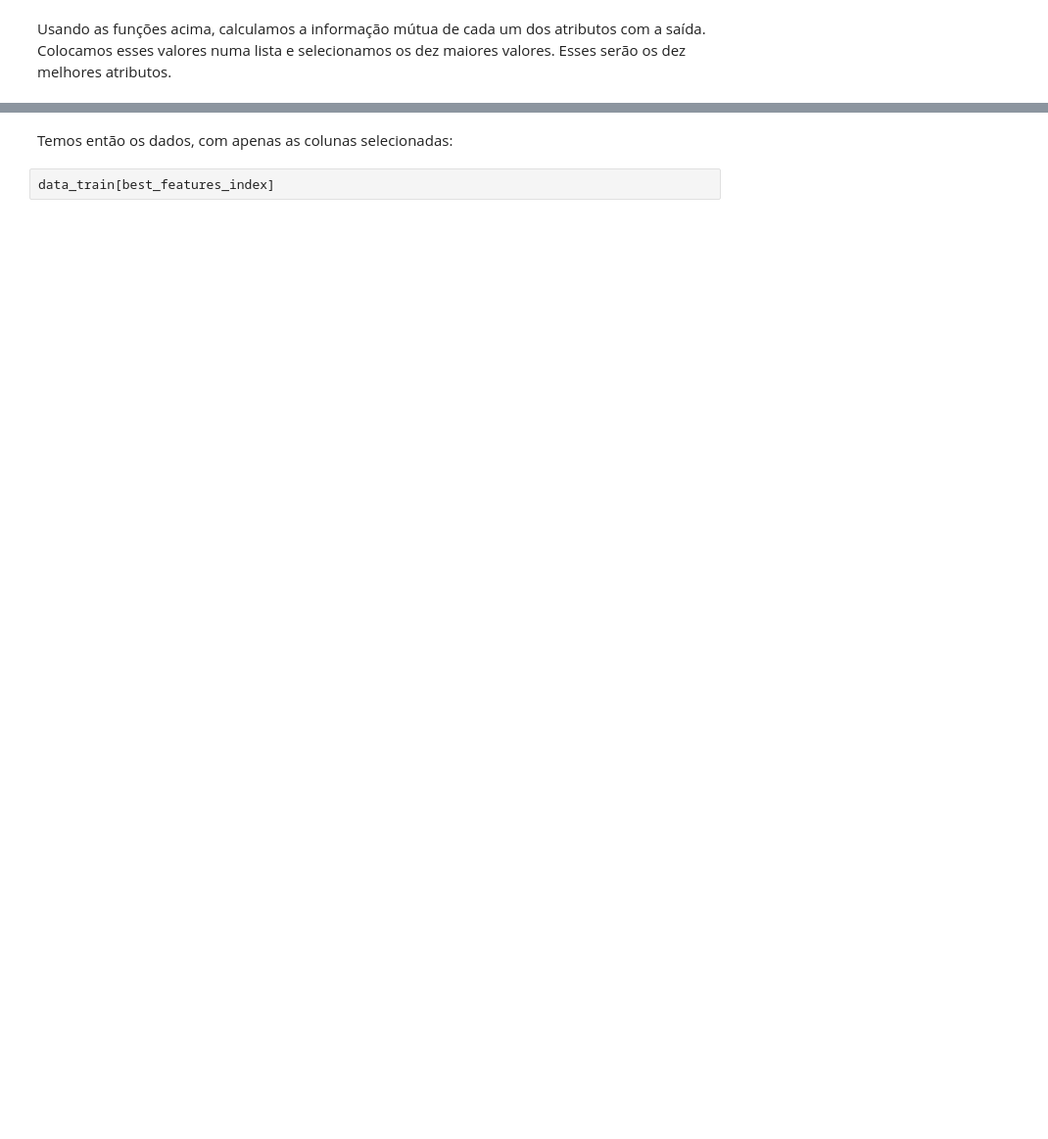
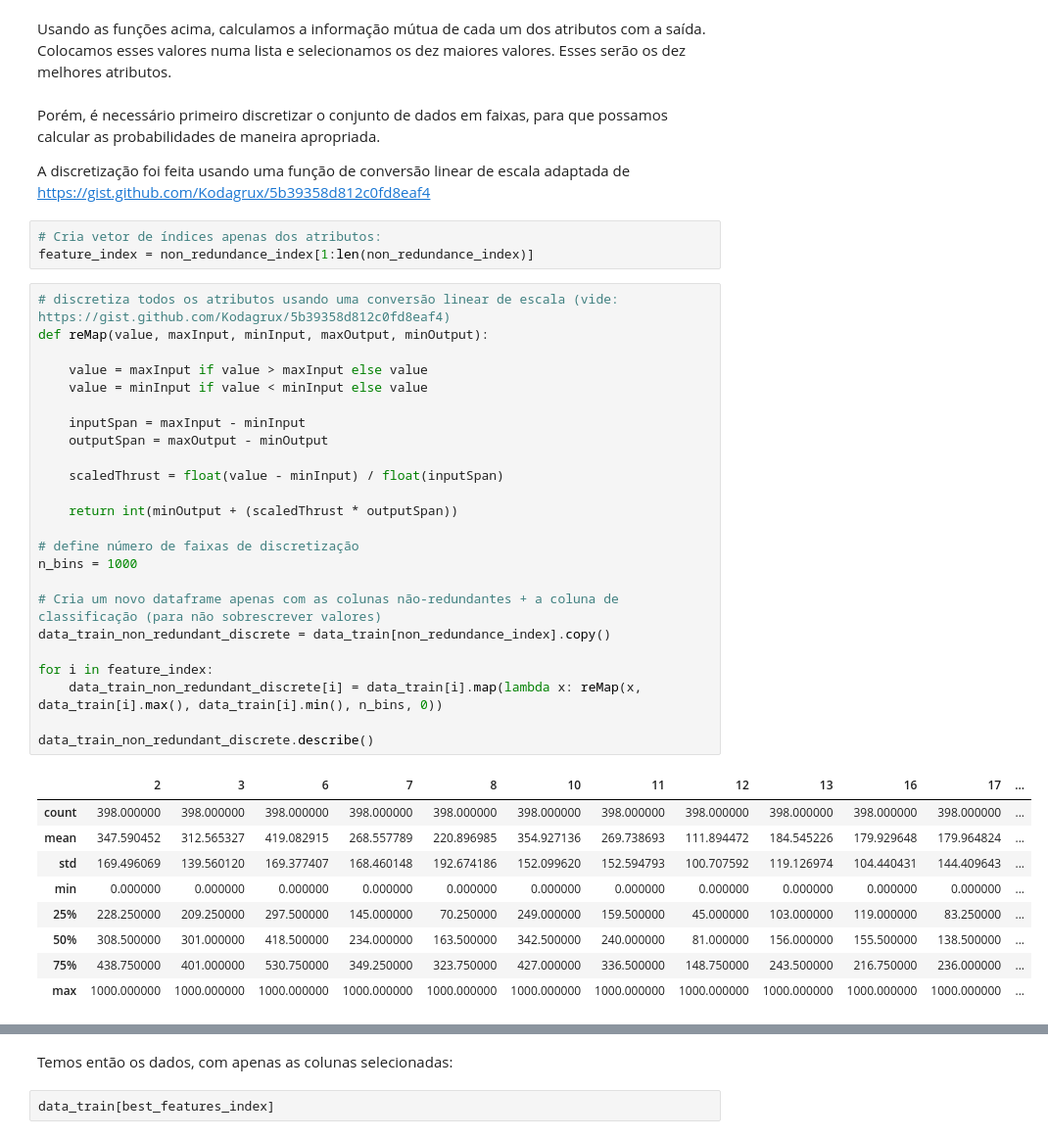
Before and after one commit to Harmonia2Side/machine-learning-laboratory-2023-2, a Jupyter notebook: lista/lista_final.ipynb, the cells around one changed output, grey strips where cells are left out. Shown at 98% size. Drawn from its saved outputs; the diff is of its cells as text; blank space fills up the shorter version.

```diff
--- a/lista/lista_final.ipynb
+++ b/lista/lista_final.ipynb
@@ -462,4 +463,45 @@ def mutual_information_normalized(data, two_attributes):
     return normalized_value
 # %% [markdown]
 Usando as funções acima, calculamos a informação mútua de cada um dos atributos com a saída. Colocamos esses valores numa lista e selecionamos os dez maiores valores. Esses serão os dez melhores atributos.
+# %% [markdown]
+Porém, é necessário primeiro discretizar o conjunto de dados em faixas, para que possamos calcular as probabilidades de maneira apropriada.
+
+A discretização foi feita usando uma função de conversão linear de escala adaptada de https://gist.github.com/Kodagrux/5b39358d812c0fd8eaf4
+# %%
+# Cria vetor de índices apenas dos atributos:
+feature_index = non_redundance_index[1:len(non_redundance_index)]
+# %%
+# discretiza todos os atributos usando uma conversão linear de escala (vide: https://gist.github.com/Kodagrux/5b39358d812c0fd8eaf4)
+def reMap(value, maxInput, minInput, maxOutput, minOutput):
+
+	value = maxInput if value > maxInput else value
+	value = minInput if value < minInput else value
+
+	inputSpan = maxInput - minInput
+	outputSpan = maxOutput - minOutput
+
+	scaledThrust = float(value - minInput) / float(inputSpan)
+
+	return int(minOutput + (scaledThrust * outputSpan))
+
+# define número de faixas de discretização
+n_bins = 1000
+
+# Cria um novo dataframe apenas com as colunas não-redundantes + a coluna de classificação (para não sobrescrever valores)
+data_train_non_redundant_discrete = data_train[non_redundance_index].copy()
+
+for i in feature_index:
+	data_train_non_redundant_discrete[i] = data_train[i].map(lambda x: reMap(x, data_train[i].max(), data_train[i].min(), n_bins, 0))
+
+data_train_non_redundant_discrete.describe()
+# %% [output]
+|  | 2 | 3 | 6 | 7 | 8 | 10 | 11 | 12 | 13 | 16 | 17 | ... |
+| count | 398.000000 | 398.000000 | 398.000000 | 398.000000 | 398.000000 | 398.000000 | 398.000000 | 398.000000 | 398.000000 | 398.000000 | 398.000000 | ... |
+| mean | 347.590452 | 312.565327 | 419.082915 | 268.557789 | 220.896985 | 354.927136 | 269.738693 | 111.894472 | 184.545226 | 179.929648 | 179.964824 | ... |
+| std | 169.496069 | 139.560120 | 169.377407 | 168.460148 | 192.674186 | 152.099620 | 152.594793 | 100.707592 | 119.126974 | 104.440431 | 144.409643 | ... |
+| min | 0.000000 | 0.000000 | 0.000000 | 0.000000 | 0.000000 | 0.000000 | 0.000000 | 0.000000 | 0.000000 | 0.000000 | 0.000000 | ... |
+| 25% | 228.250000 | 209.250000 | 297.500000 | 145.000000 | 70.250000 | 249.000000 | 159.500000 | 45.000000 | 103.000000 | 119.000000 | 83.250000 | ... |
+| 50% | 308.500000 | 301.000000 | 418.500000 | 234.000000 | 163.500000 | 342.500000 | 240.000000 | 81.000000 | 156.000000 | 155.500000 | 138.500000 | ... |
+| 75% | 438.750000 | 401.000000 | 530.750000 | 349.250000 | 323.750000 | 427.000000 | 336.500000 | 148.750000 | 243.500000 | 216.750000 | 236.000000 | ... |
+| max | 1000.000000 | 1000.000000 | 1000.000000 | 1000.000000 | 1000.000000 | 1000.000000 | 1000.000000 | 1000.000000 | 1000.000000 | 1000.000000 | 1000.000000 | ... |
 # %%
```
Also changed, not shown: parts of 4 cells of this notebook.
